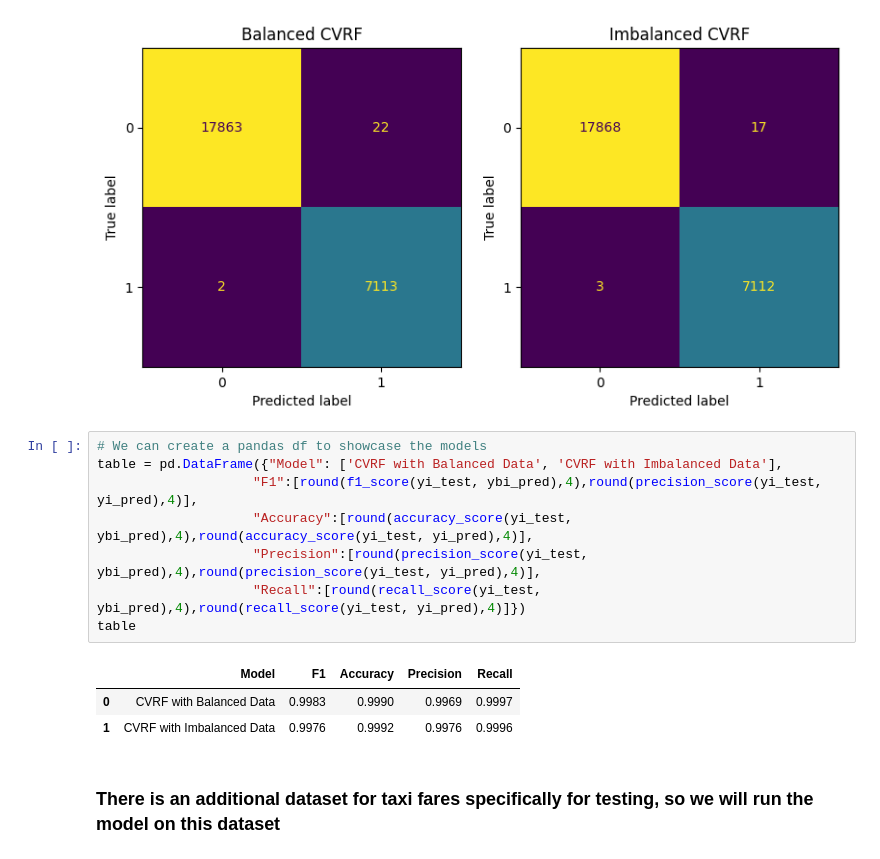
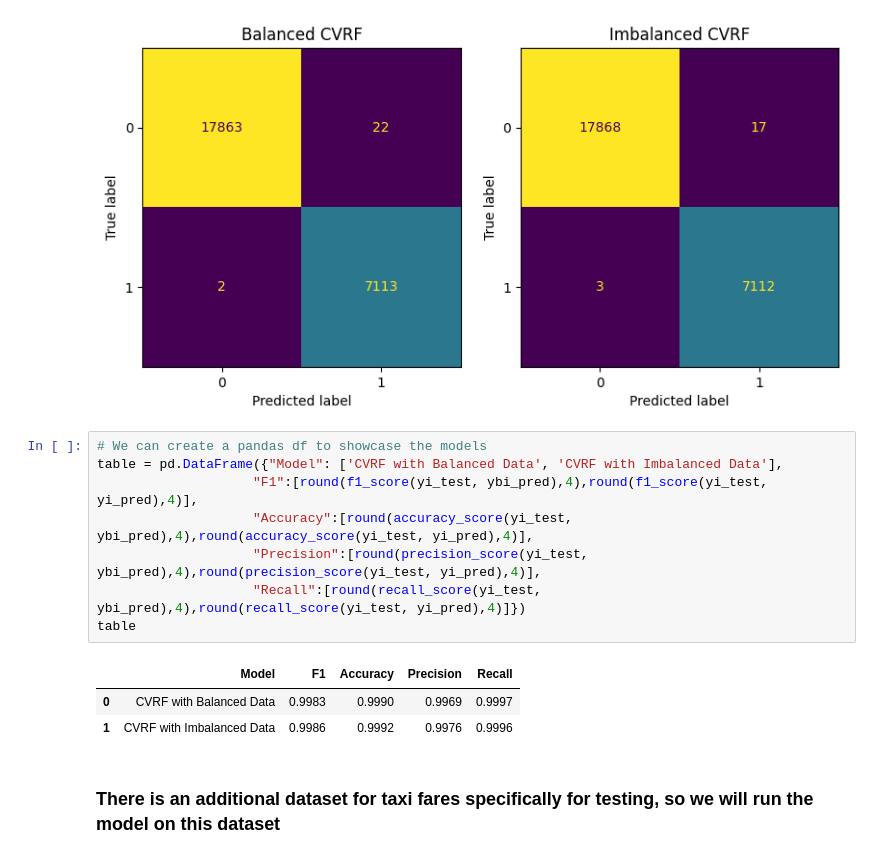
Before and after one commit to 159Patrick159/Medium, a Jupyter notebook: CVRF/ETL.ipynb, the cells around one changed output. Drawn from its saved outputs; the diff is of its cells as text.

```diff
--- a/CVRF/ETL.ipynb
+++ b/CVRF/ETL.ipynb
@@ -366,15 +367,15 @@ plt.tight_layout()
 # %%
 # We can create a pandas df to showcase the models
 table = pd.DataFrame({"Model": ['CVRF with Balanced Data', 'CVRF with Imbalanced Data'],
-                    "F1":[round(f1_score(yi_test, ybi_pred),4),round(precision_score(yi_test, yi_pred),4)],
+                    "F1":[round(f1_score(yi_test, ybi_pred),4),round(f1_score(yi_test, yi_pred),4)],
                     "Accuracy":[round(accuracy_score(yi_test, ybi_pred),4),round(accuracy_score(yi_test, yi_pred),4)],
                     "Precision":[round(precision_score(yi_test, ybi_pred),4),round(precision_score(yi_test, yi_pred),4)],
                     "Recall":[round(recall_score(yi_test, ybi_pred),4),round(recall_score(yi_test, yi_pred),4)]})
 table
 # %% [output]
 |  | Model | F1 | Accuracy | Precision | Recall |
 | 0 | CVRF with Balanced Data | 0.9983 | 0.9990 | 0.9969 | 0.9997 |
-| 1 | CVRF with Imbalanced Data | 0.9976 | 0.9992 | 0.9976 | 0.9996 |
+| 1 | CVRF with Imbalanced Data | 0.9986 | 0.9992 | 0.9976 | 0.9996 |
 # %% [markdown]
 ### There is an additional dataset for taxi fares specifically for testing, so we will run the model on this dataset
 # %%
```
Also changed, not shown: parts of 5 cells of this notebook.
